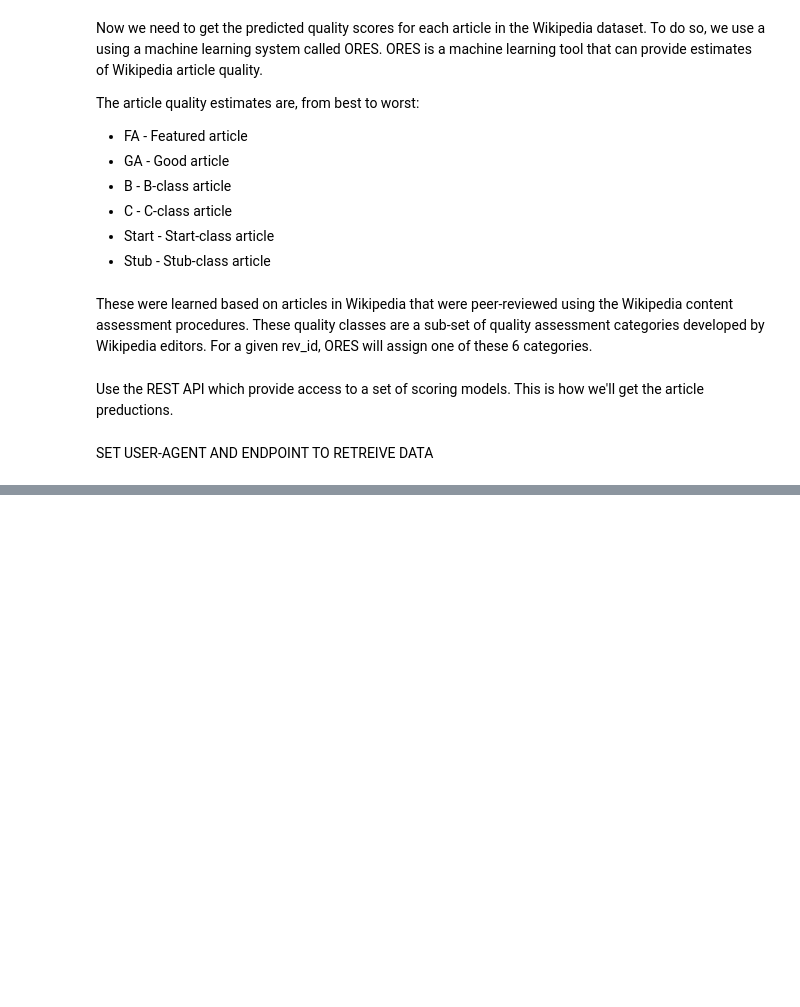
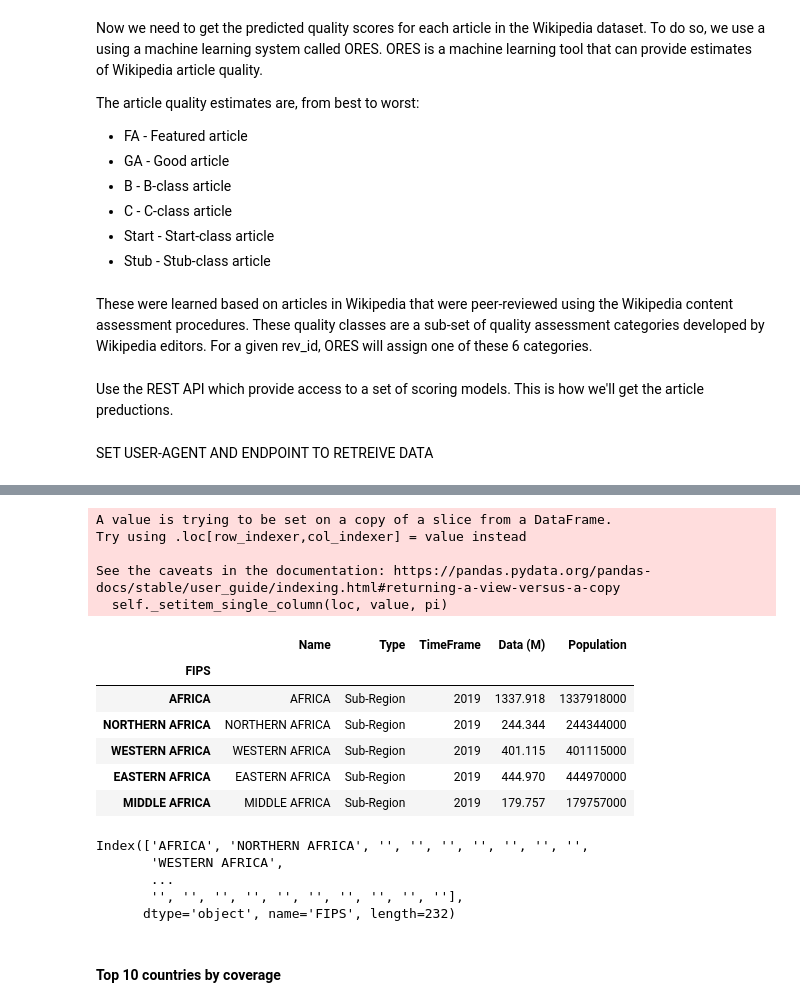
Before and after one commit to dwightsablan16/data-512-a2, a Jupyter notebook: hcds-a2-bias.ipynb, the cells around one changed output, grey strips where cells are left out. Saved outputs shown, nothing was run; the diff lists cells and outputs as text; code cells hidden in the pictures; blank space fills up the shorter version.

```diff
--- a/hcds-a2-bias.ipynb
+++ b/hcds-a2-bias.ipynb
@@ -149,0 +395,34 @@ JSONDecodeError: Expecting value: line 1 column 1 (char 0)
+# %%
+#filter out WORLD, countries, in FIPS and set index to FIPS
+regional_population_data_cleaned = population_data[population_data.FIPS != 'WORLD']
+
+regional_population_data_cleaned.loc[(regional_population_data_cleaned.FIPS.str.len() <3),'FIPS']= None
+
+regional_population_data_cleaned = regional_population_data_cleaned.set_index(keys = 'FIPS')
+
+regional_population_data_cleaned = regional_population_data_cleaned[regional_population_data_cleaned.index.notnull()]
+
+regional_population_data_cleaned.head()
+# %% [output]
+A value is trying to be set on a copy of a slice from a DataFrame.
+Try using .loc[row_indexer,col_indexer] = value instead
+
+See the caveats in the documentation: https://pandas.pydata.org/pandas-docs/stable/user_guide/indexing.html#returning-a-view-versus-a-copy
+  self._setitem_single_column(loc, value, pi)
+|  | Name | Type | TimeFrame | Data (M) | Population |
+| FIPS |  |  |  |  |  |
+| AFRICA | AFRICA | Sub-Region | 2019 | 1337.918 | 1337918000 |
+| NORTHERN AFRICA | NORTHERN AFRICA | Sub-Region | 2019 | 244.344 | 244344000 |
+| WESTERN AFRICA | WESTERN AFRICA | Sub-Region | 2019 | 401.115 | 401115000 |
+| EASTERN AFRICA | EASTERN AFRICA | Sub-Region | 2019 | 444.970 | 444970000 |
+| MIDDLE AFRICA | MIDDLE AFRICA | Sub-Region | 2019 | 179.757 | 179757000 |
+# %%
+regional_population_data_cleaned.index
+# %% [output]
+Index(['AFRICA', 'NORTHERN AFRICA', '', '', '', '', '', '', '',
+       'WESTERN AFRICA',
+       ...
+       '', '', '', '', '', '', '', '', '', ''],
+      dtype='object', name='FIPS', length=232)
+# %% [markdown]
+#### Top 10 countries by coverage
```
Also changed, not shown: parts of 49 cells of this notebook.
